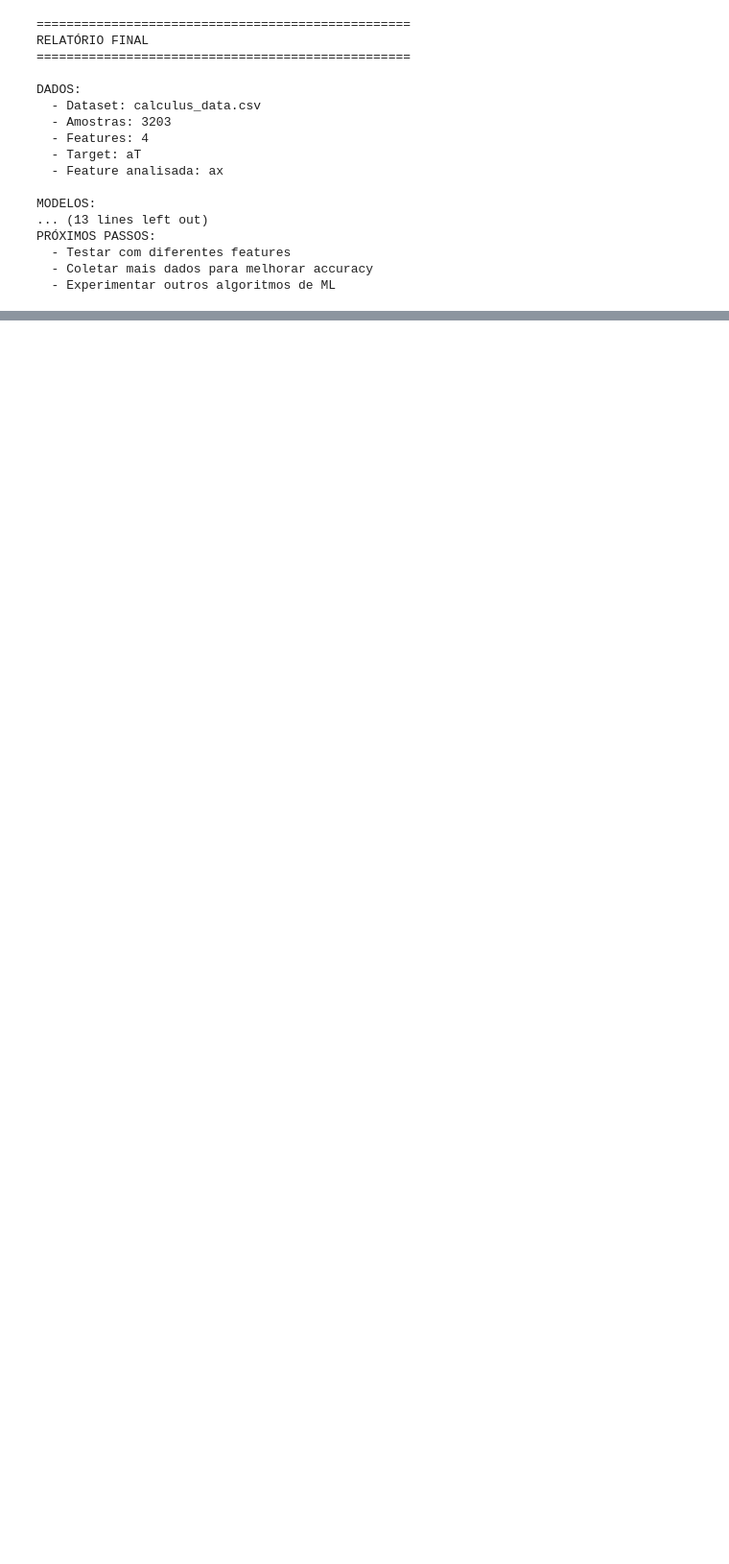
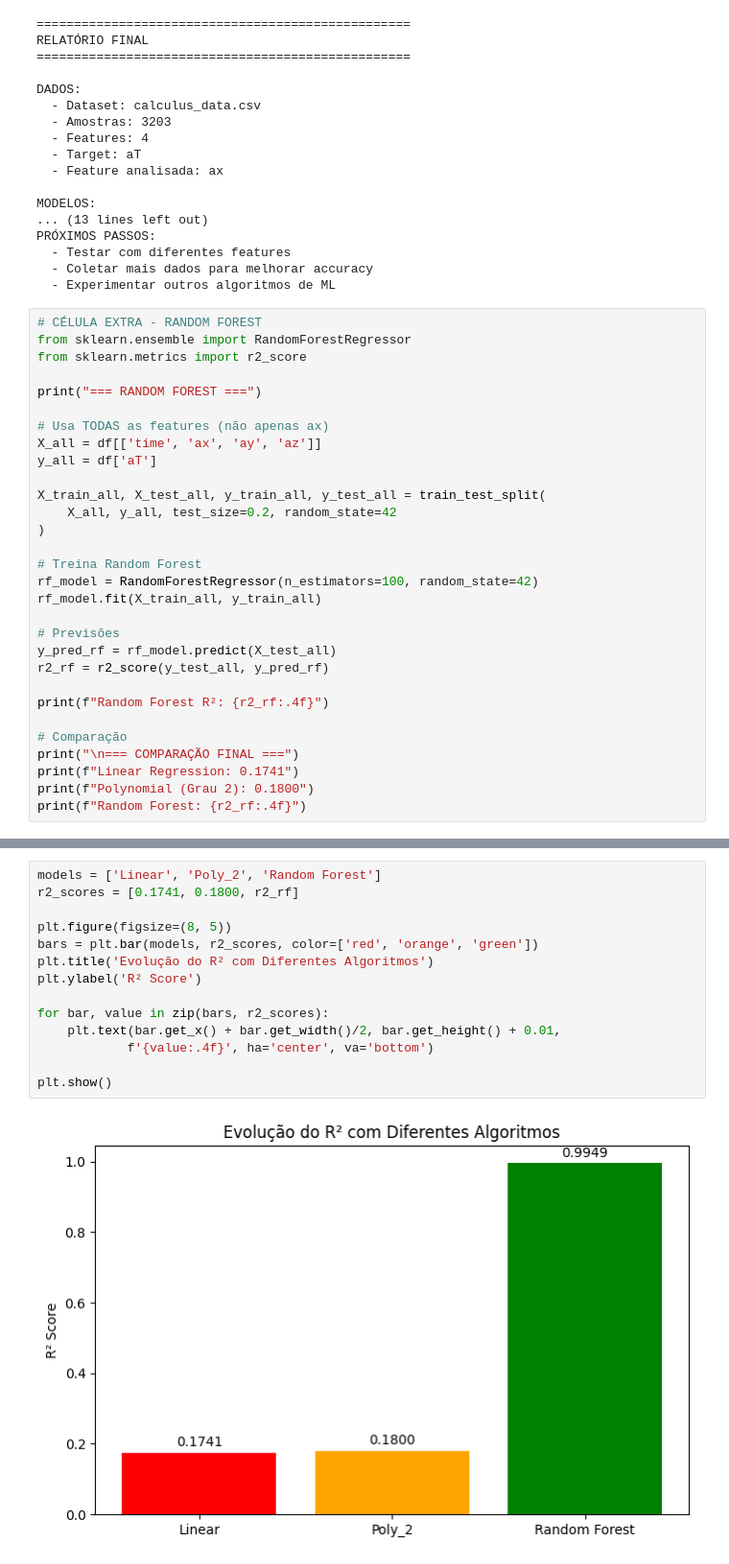
Before and after one commit to yMugrelo/calculus-ml-regression, a Jupyter notebook: notebook/trabalho_calculo.ipynb, the cells around one changed output, grey strips where cells are left out. Shown at 96% size. Saved outputs shown, nothing was run; the diff lists cells and outputs as text; blank space fills up the shorter version.

Commit message:
notebook random forest

```diff
--- a/notebook/trabalho_calculo.ipynb
+++ b/notebook/trabalho_calculo.ipynb
@@ -630,3 +556,33 @@ PRÓXIMOS PASSOS:
   - Testar com diferentes features
   - Coletar mais dados para melhorar accuracy
   - Experimentar outros algoritmos de ML
+# %%
+# CÉLULA EXTRA - RANDOM FOREST
+from sklearn.ensemble import RandomForestRegressor
+from sklearn.metrics import r2_score
+
+print("=== RANDOM FOREST ===")
+
+# Usa TODAS as features (não apenas ax)
+X_all = df[['time', 'ax', 'ay', 'az']]
+y_all = df['aT']
+
+X_train_all, X_test_all, y_train_all, y_test_all = train_test_split(
+    X_all, y_all, test_size=0.2, random_state=42
+)
+
+# Treina Random Forest
+rf_model = RandomForestRegressor(n_estimators=100, random_state=42)
+rf_model.fit(X_train_all, y_train_all)
+
+# Previsões
+y_pred_rf = rf_model.predict(X_test_all)
+r2_rf = r2_score(y_test_all, y_pred_rf)
+
+print(f"Random Forest R²: {r2_rf:.4f}")
+
+# Comparação
+print("\n=== COMPARAÇÃO FINAL ===")
+print(f"Linear Regression: 0.1741")
+print(f"Polynomial (Grau 2): 0.1800")
+print(f"Random Forest: {r2_rf:.4f}")
@@ -632,0 +597,16 @@ PRÓXIMOS PASSOS:
+# %%
+models = ['Linear', 'Poly_2', 'Random Forest']
+r2_scores = [0.1741, 0.1800, r2_rf]
+
+plt.figure(figsize=(8, 5))
+bars = plt.bar(models, r2_scores, color=['red', 'orange', 'green'])
+plt.title('Evolução do R² com Diferentes Algoritmos')
+plt.ylabel('R² Score')
+
+for bar, value in zip(bars, r2_scores):
+    plt.text(bar.get_x() + bar.get_width()/2, bar.get_height() + 0.01,
+            f'{value:.4f}', ha='center', va='bottom')
+
+plt.show()
+# %% [output]
+[figure, added]
```
Also changed, not shown: parts of 4 cells of this notebook.
